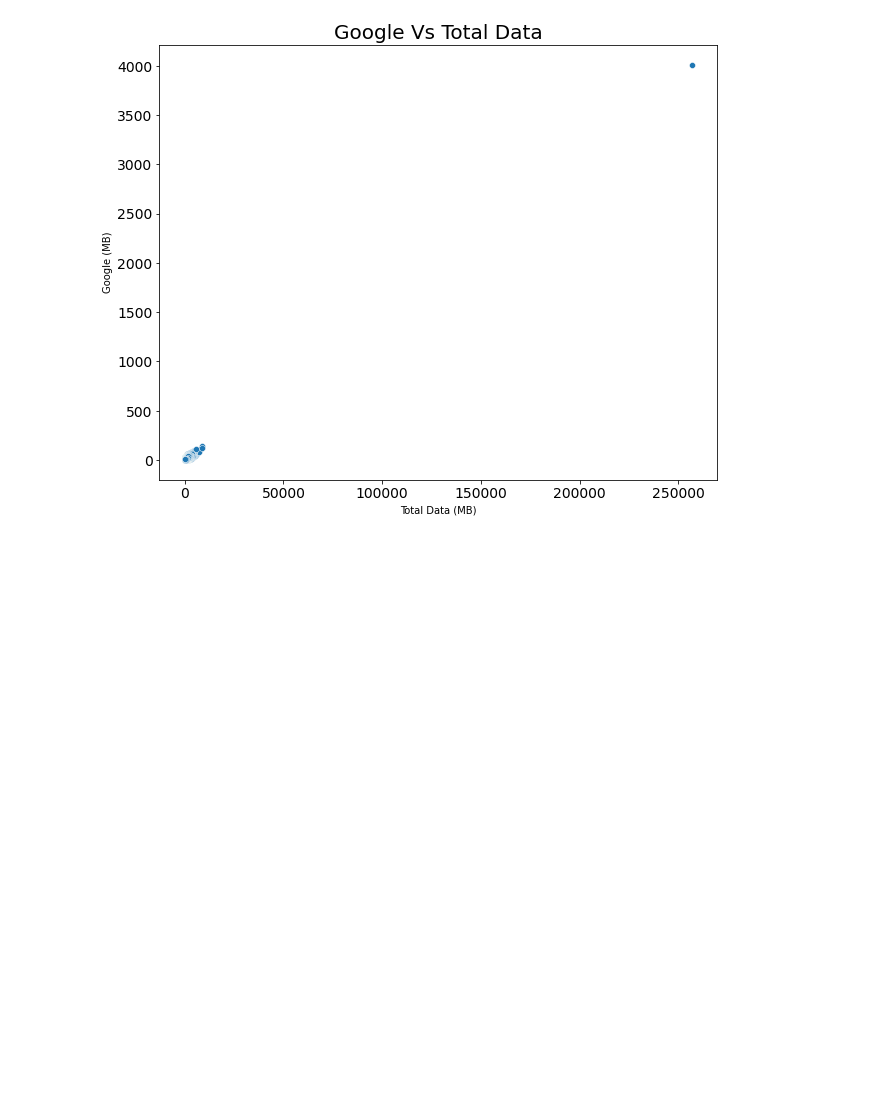
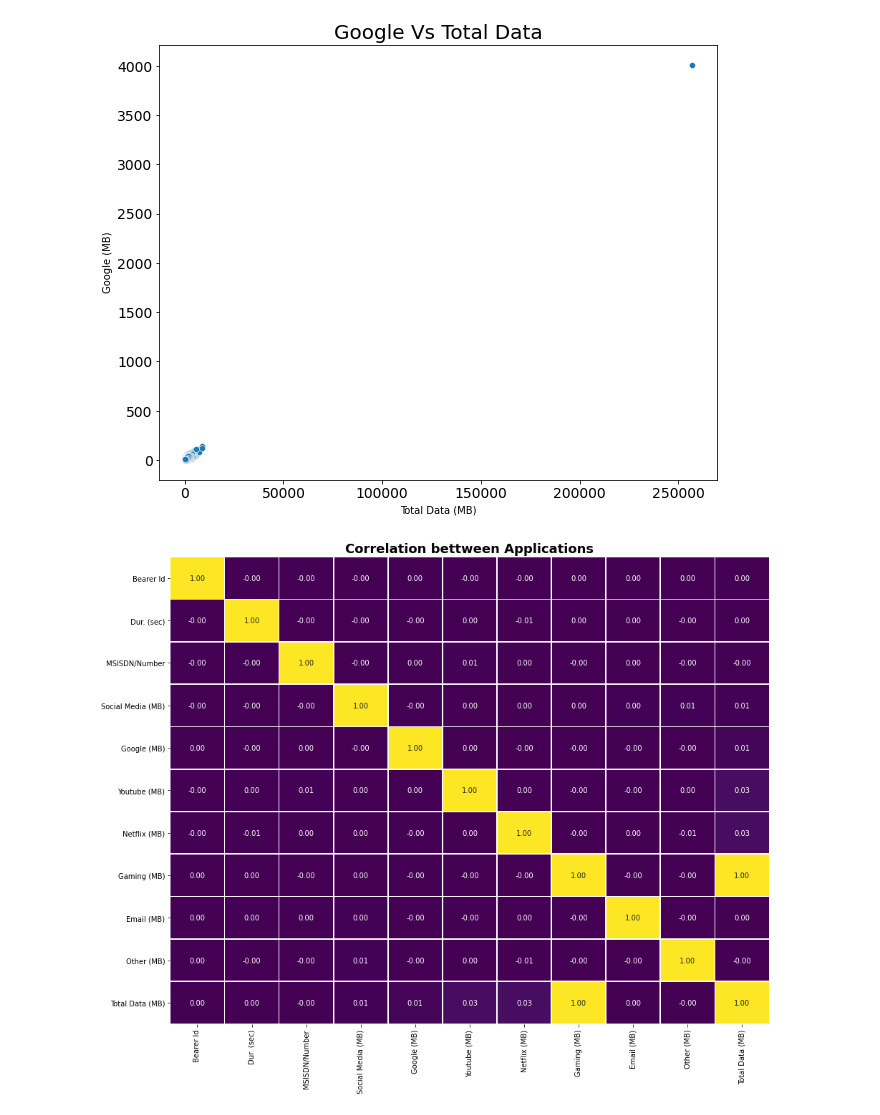
Before and after one commit to bkget/Telecom-Data-Analysis, a Jupyter notebook: notebooks/2_user_overview_analysis.ipynb, the cells around one changed output. Saved outputs shown, nothing was run; the diff lists cells and outputs as text; code cells hidden in the pictures; blank space fills up the shorter version.

```diff
--- a/notebooks/2_user_overview_analysis.ipynb
+++ b/notebooks/2_user_overview_analysis.ipynb
@@ -317,3 +324,8 @@ plots.plot_scatter(user, 'Total Data (MB)', 'Other (MB)', 'Other Usage Vs Total
 plots.plot_scatter(user, 'Total Data (MB)', 'Google (MB)', 'Google Vs Total Data', None, None)
 # %% [output]
 [figure]
+# %%
+correlation = explore_feature_df.corr()
+plots.plot_heatmap(correlation, 'Correlation bettween Applications')
+# %% [output]
+[figure, added]
```
Also changed, not shown: parts of 6 cells of this notebook, 1 other file.
